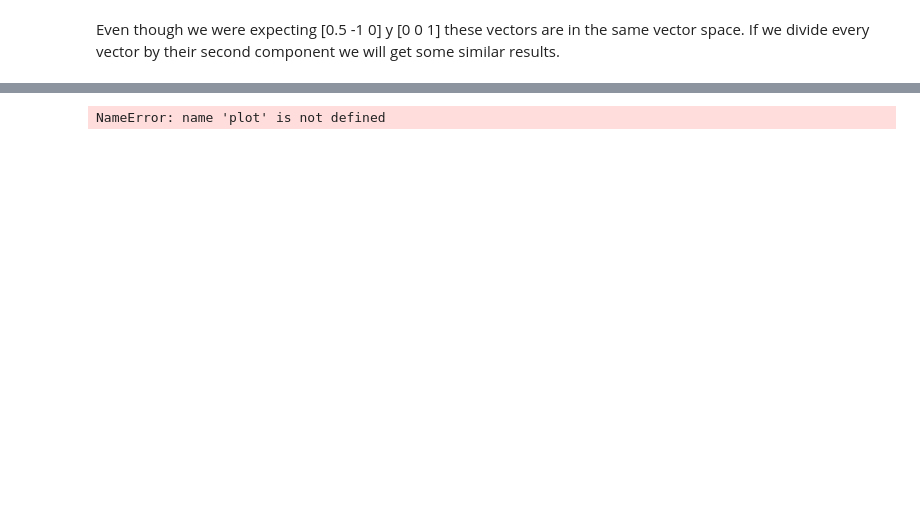
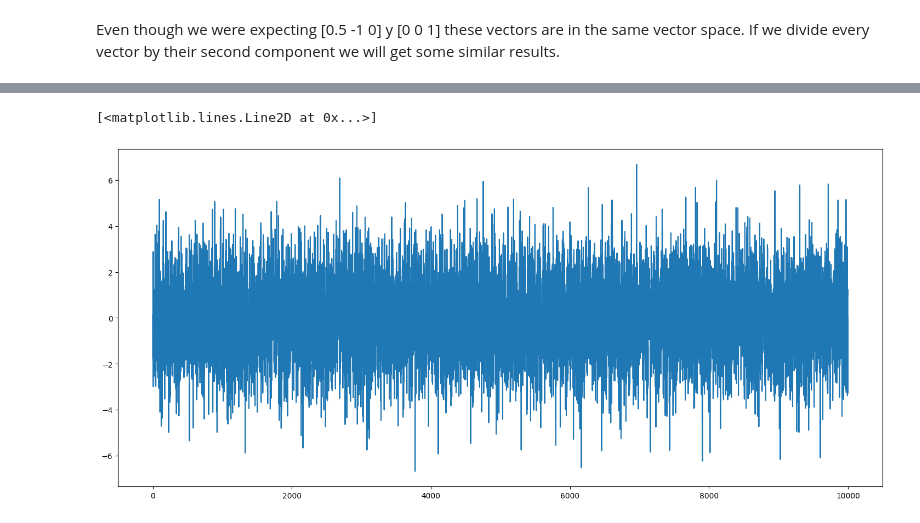
Before and after one commit to BeniGottesman/TradingBot, a Jupyter notebook: Other/Notebooks/cointegration-example.ipynb, the cells around one changed output, grey strips where cells are left out. Cells and saved outputs as stored; diff of their text form; code cells hidden in the pictures; blank space fills up the shorter version.

```diff
--- a/Other/Notebooks/cointegration-example.ipynb
+++ b/Other/Notebooks/cointegration-example.ipynb
@@ -157,7 +179,8 @@ plt.plot(np.dot(y.values,v1))
 # %%
 # If we apply vector v2 we get a I(0) time series
-plot(np.dot(y.values,v2))
+plt.plot(np.dot(y.values,v2))
 # %% [output]
-NameError: name 'plot' is not defined
+[<matplotlib.lines.Line2D at 0x...>]
+[figure, added]
 # %%
 # If we apply vector v3 we won't get a I(0) time series since it's not a cointegration vector.
```
Also changed, not shown: parts of 16 cells of this notebook, 3 other files.
